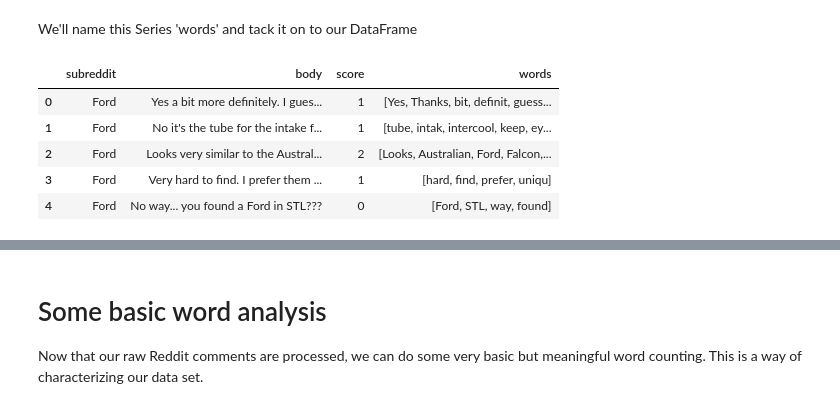
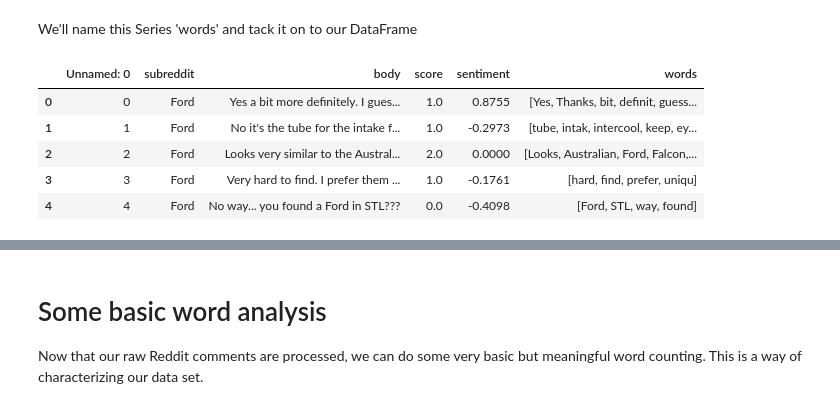
Before and after one commit to peterfig/intro2ml, a Jupyter notebook: nlp-reddit.ipynb, the cells around one changed output, grey strips where cells are left out. Saved outputs shown, nothing was run; the diff lists cells and outputs as text; code cells hidden in the pictures.

```diff
--- a/nlp-reddit.ipynb
+++ b/nlp-reddit.ipynb
@@ -140,3 +141,5 @@ df = pandas.concat([df_ford, df_toyota])
+# %%
+df = pd.read_csv("allcars.csv")
 # %%
 df.head()
 # %% [output]
@@ -171,0 +173,2 @@ df.describe()
+# %%
+df['body'] = df.body.astype(str)
@@ -171,0 +179,2 @@ df.describe()
+# %%
+df = df[df.subreddit != '1.0'].copy()
@@ -717,12 +733,12 @@ pandas.core.series.Series
 # %% [markdown]
 We'll name this Series 'words' and tack it on to our DataFrame
 # %%
-df_ford['words'] = df_ford.body.apply(prepper.prep)
-df_ford.head()
+df['words'] = df.body.apply(prepper.prep)
+df.head()
 # %% [output]
-|  | subreddit | body | score | words |
-| 0 | Ford | Yes a bit more definitely. I gues... | 1 | [Yes, Thanks, bit, definit, guess... |
-| 1 | Ford | No it's the tube for the intake f... | 1 | [tube, intak, intercool, keep, ey... |
-| 2 | Ford | Looks very similar to the Austral... | 2 | [Looks, Australian, Ford, Falcon,... |
-| 3 | Ford | Very hard to find. I prefer them ... | 1 | [hard, find, prefer, uniqu] |
-| 4 | Ford | No way... you found a Ford in STL??? | 0 | [Ford, STL, way, found] |
+|  | Unnamed: 0 | subreddit | body | score | sentiment | words |
+| 0 | 0 | Ford | Yes a bit more definitely. I gues... | 1.0 | 0.8755 | [Yes, Thanks, bit, definit, guess... |
+| 1 | 1 | Ford | No it's the tube for the intake f... | 1.0 | -0.2973 | [tube, intak, intercool, keep, ey... |
+| 2 | 2 | Ford | Looks very similar to the Austral... | 2.0 | 0.0000 | [Looks, Australian, Ford, Falcon,... |
+| 3 | 3 | Ford | Very hard to find. I prefer them ... | 1.0 | -0.1761 | [hard, find, prefer, uniqu] |
+| 4 | 4 | Ford | No way... you found a Ford in STL??? | 0.0 | -0.4098 | [Ford, STL, way, found] |
```
Also changed, not shown: parts of 35 cells of this notebook, 2 other files.
